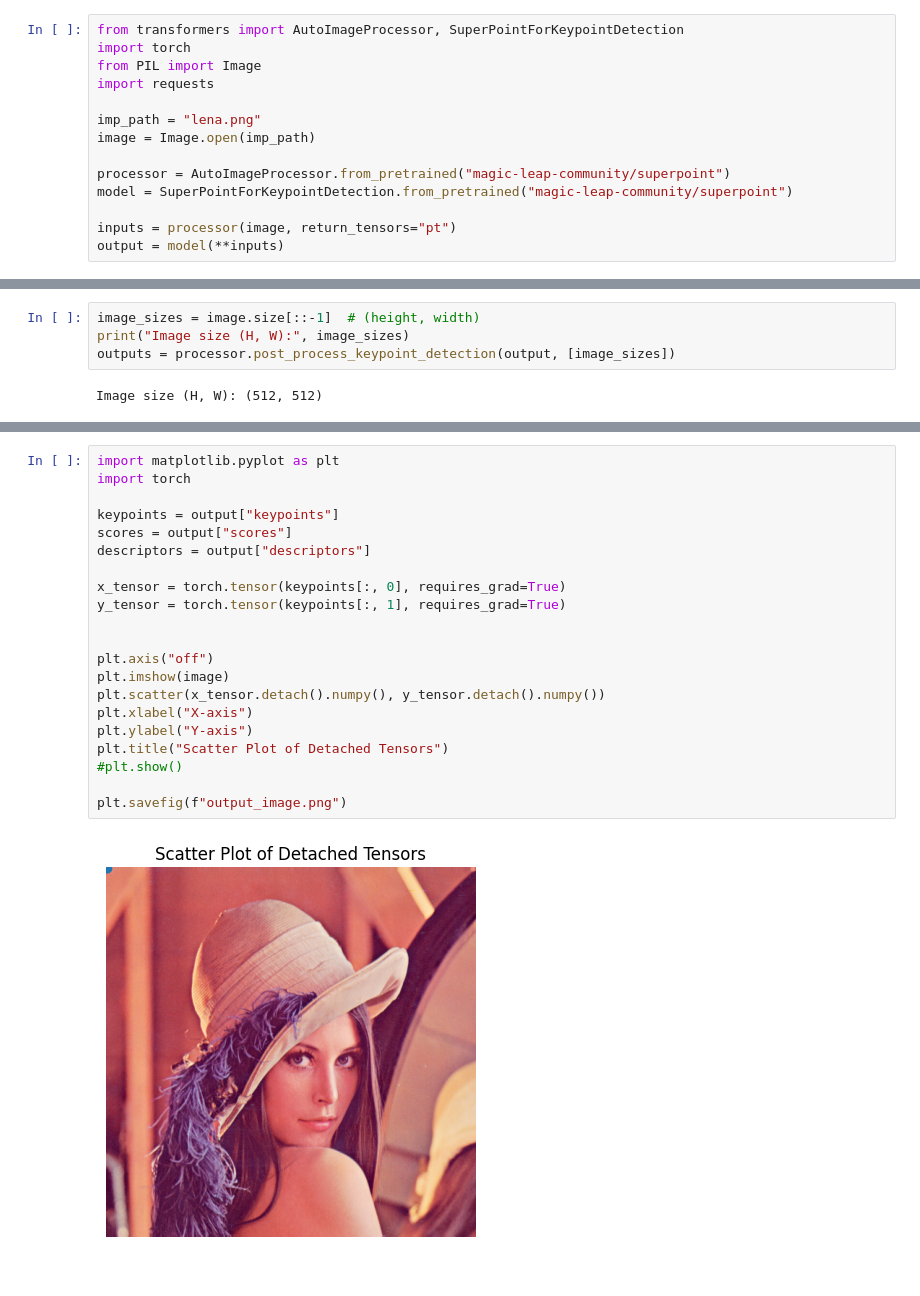
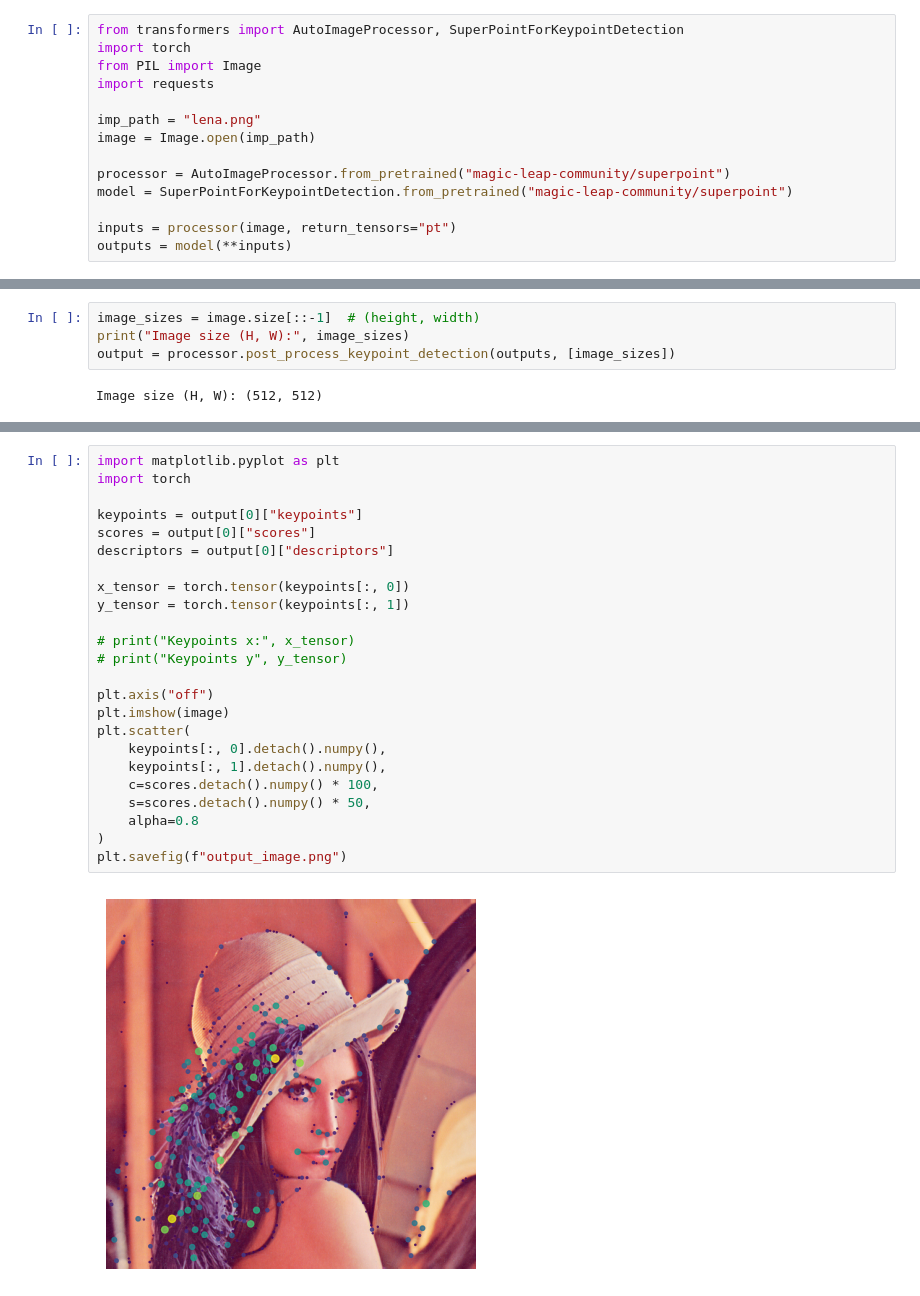
Before and after one commit to sherinhashim/imagy, a Jupyter notebook: test.ipynb, the cells around one changed output, grey strips where cells are left out. Saved outputs shown, nothing was run; the diff lists cells and outputs as text.

Commit message:
keypoints detected

```diff
--- a/test.ipynb
+++ b/test.ipynb
@@ -11,4 +11,4 @@ processor = AutoImageProcessor.from_pretrained("magic-leap-community/superpoint"
 model = SuperPointForKeypointDetection.from_pretrained("magic-leap-community/superpoint")
 
 inputs = processor(image, return_tensors="pt")
-output = model(**inputs)
+outputs = model(**inputs)
@@ -15,6 +17,6 @@ output = model(**inputs)
 # %%
 image_sizes = image.size[::-1]  # (height, width)
 print("Image size (H, W):", image_sizes)
-outputs = processor.post_process_keypoint_detection(output, [image_sizes])
+output = processor.post_process_keypoint_detection(outputs, [image_sizes])
 # %% [output]
 Image size (H, W): (512, 512)
@@ -65,23 +87,26 @@ Keypoints shape: tensor([[0.0882, 0.0099, 0.0587, 0.0072, 0.0101, 0.0133, 0.0070
 # %%
 import matplotlib.pyplot as plt
 import torch
 
-keypoints = output["keypoints"]
-scores = output["scores"]
-descriptors = output["descriptors"]
+keypoints = output[0]["keypoints"]
+scores = output[0]["scores"]
+descriptors = output[0]["descriptors"]
 
-x_tensor = torch.tensor(keypoints[:, 0], requires_grad=True)
-y_tensor = torch.tensor(keypoints[:, 1], requires_grad=True)
+x_tensor = torch.tensor(keypoints[:, 0])
+y_tensor = torch.tensor(keypoints[:, 1])
 
+# print("Keypoints x:", x_tensor)
+# print("Keypoints y", y_tensor)
 
 plt.axis("off")
 plt.imshow(image)
-plt.scatter(x_tensor.detach().numpy(), y_tensor.detach().numpy())
-plt.xlabel("X-axis")
-plt.ylabel("Y-axis")
-plt.title("Scatter Plot of Detached Tensors")
-#plt.show()
-
+plt.scatter(
+    keypoints[:, 0].detach().numpy(),
+    keypoints[:, 1].detach().numpy(),
+    c=scores.detach().numpy() * 100,
+    s=scores.detach().numpy() * 50,
+    alpha=0.8
+)
 plt.savefig(f"output_image.png")
 # %% [output]
-[figure, old version]
+[figure, new version]
```
Also changed, not shown: parts of 7 cells of this notebook.
